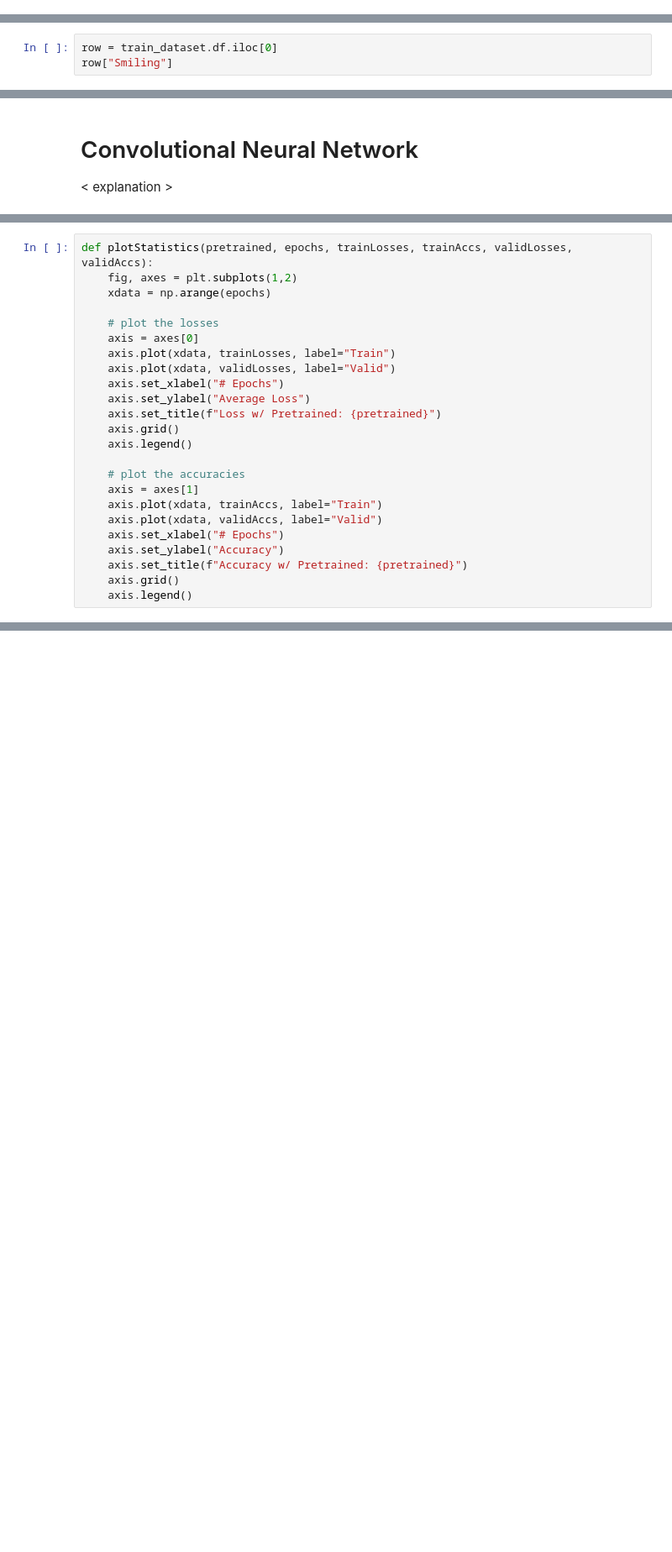
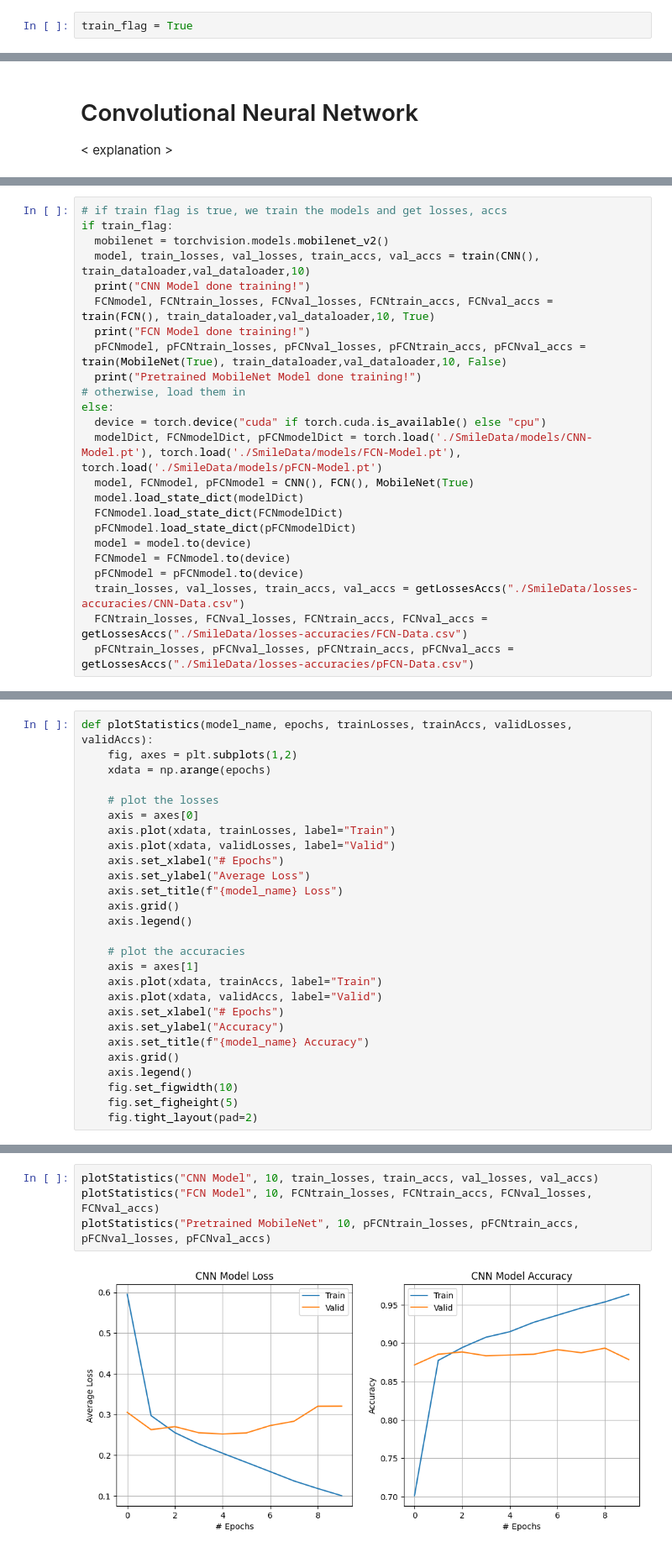
Before and after one commit to SKam23/Smile-Detector, a Jupyter notebook: 10315_Final_Project.ipynb, the cells around one changed output, grey strips where cells are left out. Shown at 84% size. Drawn from its saved outputs; the diff is of its cells as text; blank space fills up the shorter version.

Commit message:
training flag, load/save models & losses/accuracies

```diff
--- a/10315_Final_Project.ipynb
+++ b/10315_Final_Project.ipynb
@@ -8,3 +8,5 @@ Created by Shaheer Aslam, Steven Kam, and Sajan Shah.
+# %%
+train_flag = True
 # %% [markdown]
 ## Library Imports
 # %%
@@ -95,6 +94,3 @@ val_dataloader = DataLoader(val_dataset, batch_size=64, shuffle=True)
 
 test_dataset = CelebADataset(test_df, images)
 test_dataloader = DataLoader(test_dataset, batch_size=64, shuffle=True)
-# %%
-row = train_dataset.df.iloc[0]
-row["Smiling"]
@@ -345,0 +280,24 @@ Epoch [10/10], Train Loss: 0.0379, Train Acc: 0.9862, Val Loss: 0.2886, Val Acc:
+# %%
+# if train flag is true, we train the models and get losses, accs
+if train_flag:
+  mobilenet = torchvision.models.mobilenet_v2()
+  model, train_losses, val_losses, train_accs, val_accs = train(CNN(), train_dataloader,val_dataloader,10)
+  print("CNN Model done training!")
+  FCNmodel, FCNtrain_losses, FCNval_losses, FCNtrain_accs, FCNval_accs =   train(FCN(), train_dataloader,val_dataloader,10, True)
+  print("FCN Model done training!")
+  pFCNmodel, pFCNtrain_losses, pFCNval_losses, pFCNtrain_accs, pFCNval_accs = train(MobileNet(True), train_dataloader,val_dataloader,10, False)
+  print("Pretrained MobileNet Model done training!")
+# otherwise, load them in
+else:
+  device = torch.device("cuda" if torch.cuda.is_available() else "cpu")
+  modelDict, FCNmodelDict, pFCNmodelDict = torch.load('./SmileData/models/CNN-Model.pt'), torch.load('./SmileData/models/FCN-Model.pt'), torch.load('./SmileData/models/pFCN-Model.pt')
+  model, FCNmodel, pFCNmodel = CNN(), FCN(), MobileNet(True)
+  model.load_state_dict(modelDict)
+  FCNmodel.load_state_dict(FCNmodelDict)
+  pFCNmodel.load_state_dict(pFCNmodelDict)
+  model = model.to(device)
+  FCNmodel = FCNmodel.to(device)
+  pFCNmodel = pFCNmodel.to(device)
+  train_losses, val_losses, train_accs, val_accs = getLossesAccs("./SmileData/losses-accuracies/CNN-Data.csv")
+  FCNtrain_losses, FCNval_losses, FCNtrain_accs, FCNval_accs = getLossesAccs("./SmileData/losses-accuracies/FCN-Data.csv")
+  pFCNtrain_losses, pFCNval_losses, pFCNtrain_accs, pFCNval_accs = getLossesAccs("./SmileData/losses-accuracies/pFCN-Data.csv")
@@ -346,5 +335,5 @@ Epoch [10/10], Train Loss: 0.0379, Train Acc: 0.9862, Val Loss: 0.2886, Val Acc:
 # %%
-def plotStatistics(pretrained, epochs, trainLosses, trainAccs, validLosses, validAccs):
+def plotStatistics(model_name, epochs, trainLosses, trainAccs, validLosses, validAccs):
     fig, axes = plt.subplots(1,2)
     xdata = np.arange(epochs)
 
@@ -354,7 +343,7 @@ def plotStatistics(pretrained, epochs, trainLosses, trainAccs, validLosses, vali
     axis.plot(xdata, validLosses, label="Valid")
     axis.set_xlabel("# Epochs")
     axis.set_ylabel("Average Loss")
-    axis.set_title(f"Loss w/ Pretrained: {pretrained}")
+    axis.set_title(f"{model_name} Loss")
     axis.grid()
     axis.legend()
 
@@ -364,6 +353,9 @@ def plotStatistics(pretrained, epochs, trainLosses, trainAccs, validLosses, vali
     axis.plot(xdata, validAccs, label="Valid")
     axis.set_xlabel("# Epochs")
     axis.set_ylabel("Accuracy")
-    axis.set_title(f"Accuracy w/ Pretrained: {pretrained}")
+    axis.set_title(f"{model_name} Accuracy")
     axis.grid()
     axis.legend()
+    fig.set_figwidth(10)
+    fig.set_figheight(5)
+    fig.tight_layout(pad=2)
@@ -383,0 +362,6 @@ Testing with custom images
+# %%
+plotStatistics("CNN Model", 10, train_losses, train_accs, val_losses, val_accs)
+plotStatistics("FCN Model", 10, FCNtrain_losses, FCNtrain_accs, FCNval_losses, FCNval_accs)
+plotStatistics("Pretrained MobileNet", 10, pFCNtrain_losses, pFCNtrain_accs, pFCNval_losses, pFCNval_accs)
+# %% [output]
+[figure, added]
```
Also changed, not shown: parts of 41 cells of this notebook.
